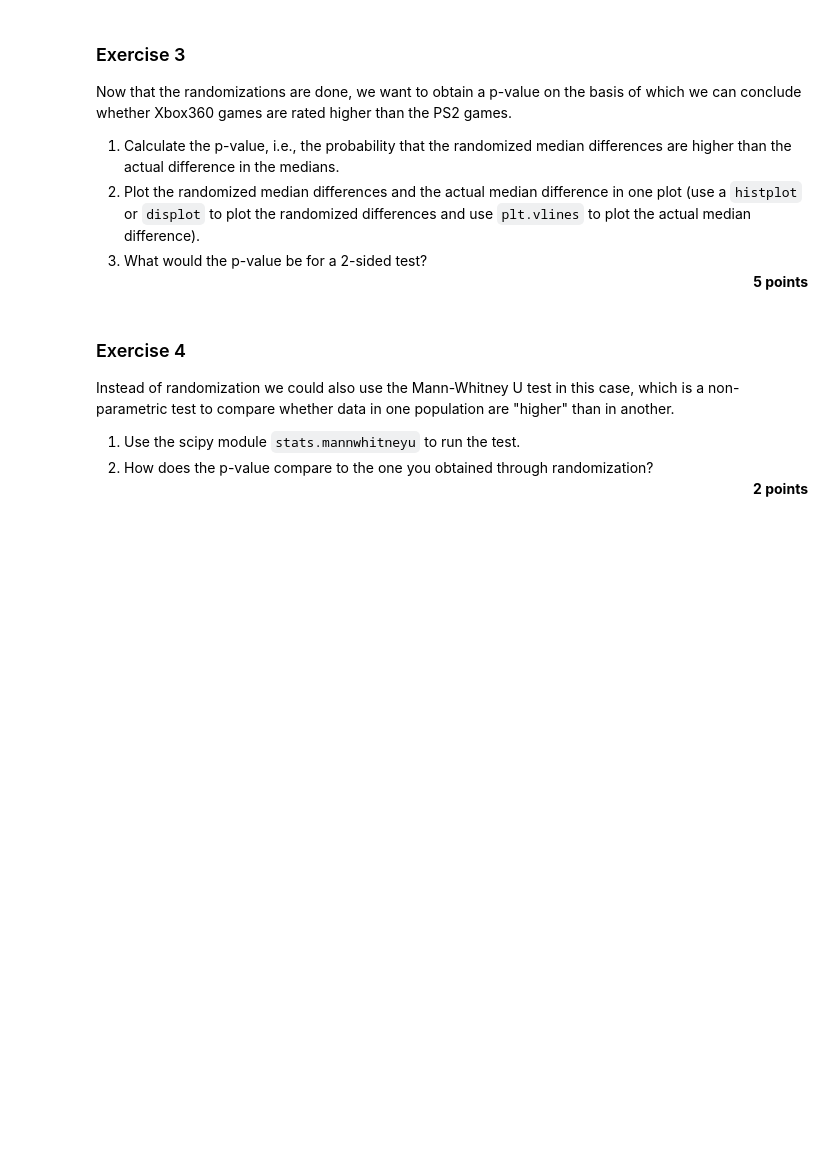
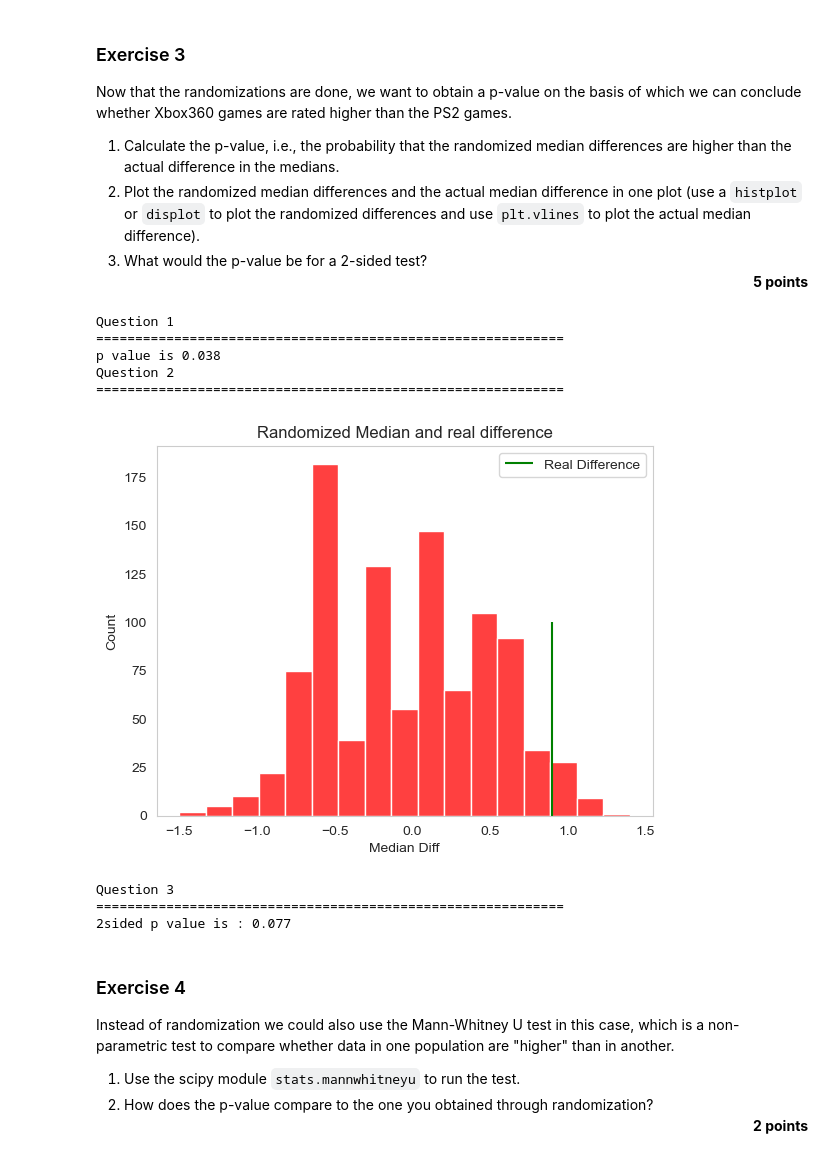
Before and after one commit to felixleopold/Frequentist-Statistics, a Jupyter notebook: FS_Assignment4/Assignment4.ipynb, the cells around one changed output. Drawn from its saved outputs; the diff is of its cells as text; code cells hidden in the pictures; blank space fills up the shorter version.

```diff
--- a/FS_Assignment4/Assignment4.ipynb
+++ b/FS_Assignment4/Assignment4.ipynb
@@ -175,3 +171,61 @@ Now that the randomizations are done, we want to obtain a p-value on the basis o
+# %%
+## your code/answer here
+print_question(1)
+
+greater_val = []
+
+for value in random_median_diff:
+    if value >= diff:
+        greater_val.append(value)
+
+count = len(greater_val)
+
+p = count / iterations
+
+print(f"p value is {p}")
+
+
+print_question(2)
+
+#Draw histgram graph(randome diff)
+sns.histplot(random_median_diff, color="red")
+
+#Real diff
+plt.vlines(diff, ymin=0, ymax=100, colors="green",label="Real Difference")
+
+
+plt.title("Randomized Median and real difference")
+plt.xlabel("Median Diff")
+plt.ylabel("Count")
+plt.legend()
+plt.grid()
+plt.show()
+# %% [output]
+Question 1
+============================================================
+p value is 0.038
+Question 2
+============================================================
+[figure, added]
+# %%
+## your code/answer here
+print_question(3)
+
+abs_diff = abs(diff)
+
+count_2side = 0
+
+for i in random_median_diff:
+    if abs(i) >= abs_diff:
+        count_2side += 1
+
+p_2sided = count_2side /iterations
+
+print(f"2sided p value is : {p_2sided}")
+# %% [output]
+Question 3
+============================================================
+2sided p value is : 0.077
 # %% [markdown]
 ### Exercise 4
 Instead of randomization we could also use the Mann-Whitney U test in this case, which is a non-parametric test to compare whether data in one population are "higher" than in another.
```
Also changed, not shown: parts of 7 cells of this notebook.
